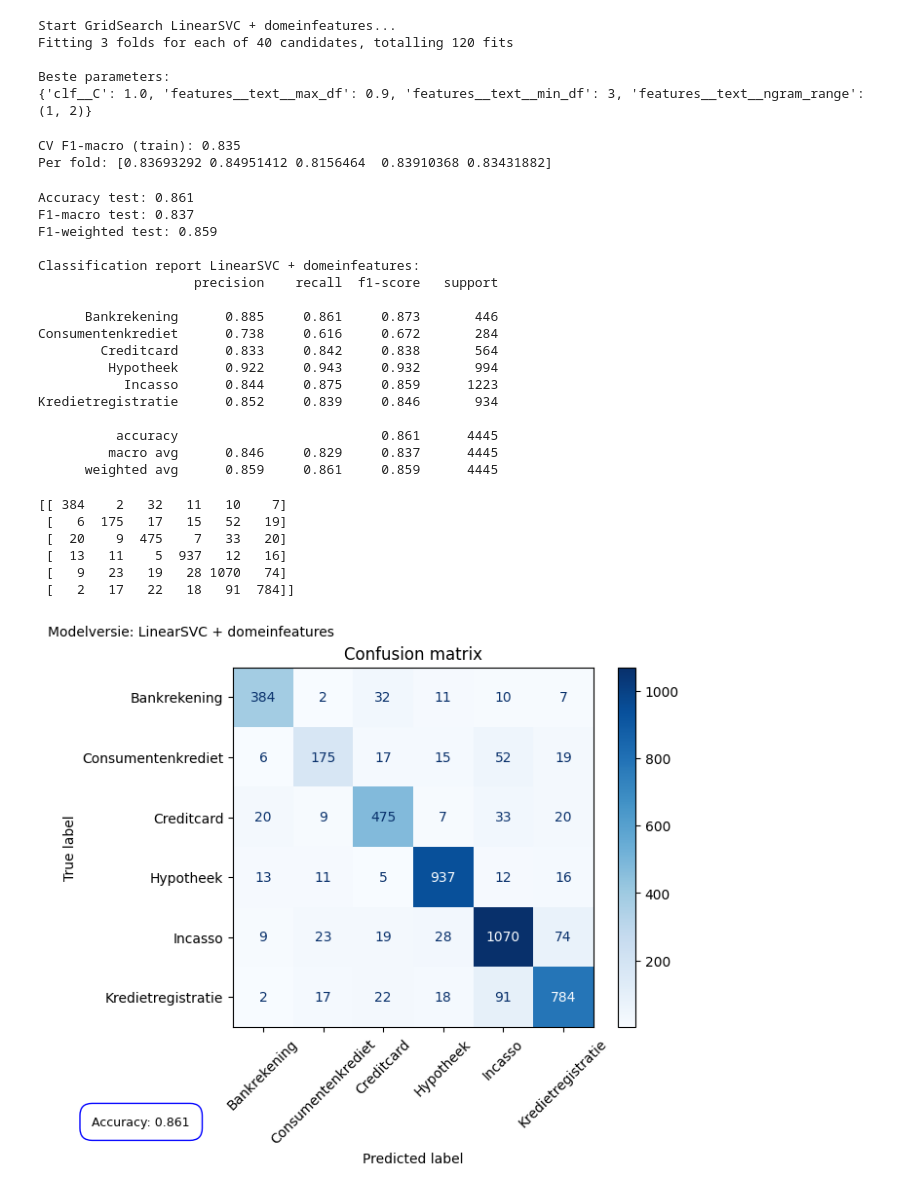
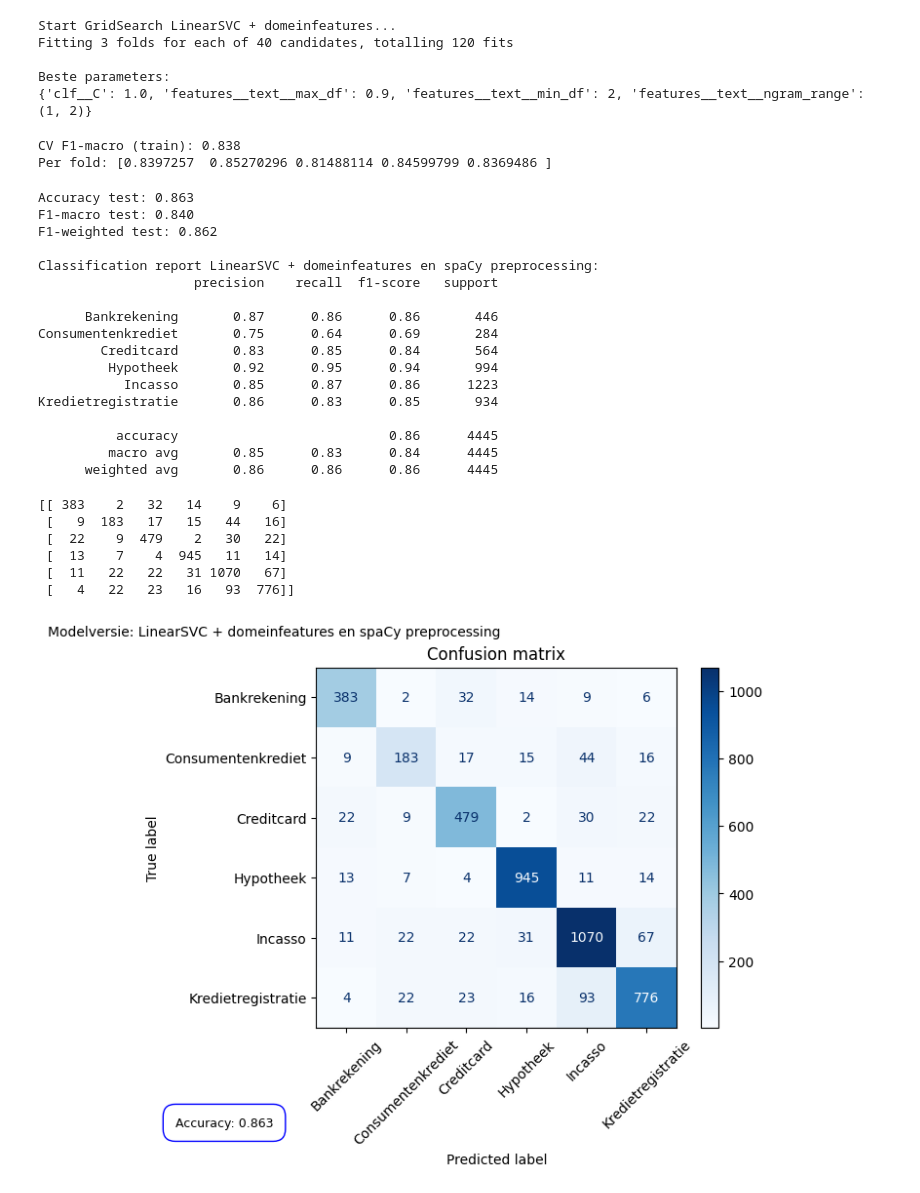
Before and after one commit to OdessaA/dataproject_1, a Jupyter notebook: 07_LinearSVC.ipynb, the cells around one changed output. Saved outputs shown, nothing was run; the diff lists cells and outputs as text; code cells hidden in the pictures.

Commit message:
spacy preprocessor

```diff
--- a/07_LinearSVC.ipynb
+++ b/07_LinearSVC.ipynb
@@ -61,8 +61,8 @@ X_train, X_test, y_train, y_test = train_test_split(
 )
 # %%
 text_tfidf = TfidfVectorizer(
-    preprocessor=my_preprocessor,
-    tokenizer=my_tokenizer,
+    preprocessor=spacy_preprocessor,
+    tokenizer=spacy_tokenizer,
     analyzer="word",
     token_pattern=None,
     ngram_range=(1, 2),
@@ -115,7 +115,7 @@ Start GridSearch LinearSVC + domeinfeatures...
 Fitting 3 folds for each of 40 candidates, totalling 120 fits
 
 Beste parameters:
-{'clf__C': 1.0, 'features__text__max_df': 0.9, 'features__text__min_df': 3, 'features__text__ngram_range': (1, 2)}
+{'clf__C': 1.0, 'features__text__max_df': 0.9, 'features__text__min_df': 2, 'features__text__ngram_range': (1, 2)}
 # %%
 cv_scores = cross_val_score(
     best_model,
@@ -127,8 +127,8 @@ cv_scores = cross_val_score(
 print(f"\nCV F1-macro (train): {cv_scores.mean():.3f}")
 print("Per fold:", cv_scores)
 # %% [output]
-CV F1-macro (train): 0.835
-Per fold: [0.83693292 0.84951412 0.8156464  0.83910368 0.83431882]
+CV F1-macro (train): 0.838
+Per fold: [0.8397257  0.85270296 0.81488114 0.84599799 0.8369486 ]
 # %%
 y_pred = best_model.predict(X_test)
 
@@ -140,46 +140,46 @@ print(f"\nAccuracy test: {acc:.3f}")
 print(f"F1-macro test: {f1_macro:.3f}")
 print(f"F1-weighted test: {f1_weighted:.3f}")
 
-print("\nClassification report LinearSVC + domeinfeatures:")
-print(classification_report(y_test, y_pred, digits=3))
+print("\nClassification report LinearSVC + domeinfeatures en spaCy preprocessing:")
+print(classification_report(y_test, y_pred, digits=2))
 # %% [output]
-Accuracy test: 0.861
-F1-macro test: 0.837
-F1-weighted test: 0.859
+Accuracy test: 0.863
+F1-macro test: 0.840
+F1-weighted test: 0.862
 
-Classification report LinearSVC + domeinfeatures:
+Classification report LinearSVC + domeinfeatures en spaCy preprocessing:
                     precision    recall  f1-score   support
 
-      Bankrekening      0.885     0.861     0.873       446
-Consumentenkrediet      0.738     0.616     0.672       284
-        Creditcard      0.833     0.842     0.838       564
-         Hypotheek      0.922     0.943     0.932       994
-           Incasso      0.844     0.875     0.859      1223
-Kredietregistratie      0.852     0.839     0.846       934
+      Bankrekening       0.87      0.86      0.86       446
+Consumentenkrediet       0.75      0.64      0.69       284
+        Creditcard       0.83      0.85      0.84       564
+         Hypotheek       0.92      0.95      0.94       994
+           Incasso       0.85      0.87      0.86      1223
+Kredietregistratie       0.86      0.83      0.85       934
 
-          accuracy                          0.861      4445
-         macro avg      0.846     0.829     0.837      4445
-      weighted avg      0.859     0.861     0.859      4445
+          accuracy                           0.86      4445
+         macro avg       0.85      0.83      0.84      4445
+      weighted avg       0.86      0.86      0.86      4445
 # %%
 cm = confusion_matrix(y_test, y_pred)
 print(cm)
 
 disp = ConfusionMatrixDisplay.from_predictions(
     y_test,
     y_pred,
     cmap='Blues'
 )
 plt.xticks(rotation=45)
 plt.title('Confusion matrix')
-plt.suptitle("Modelversie: LinearSVC + domeinfeatures", fontsize=10, x=0.1, y=0.97) # ! naam aanpassen per modelversie
+plt.suptitle("Modelversie: LinearSVC + domeinfeatures en spaCy preprocessing", fontsize=10, x=0.1, y=0.97) # ! naam aanpassen per modelversie
 plt.figtext(0.02, -0.1, f"Accuracy: {acc:.3f}", ha='center', fontsize=9, color='black', bbox=dict(facecolor='none', edgecolor='blue', boxstyle='round,pad=1'))
-plt.savefig("afbeeldingen/confusion_matrix_linsvc_met_domeinfeatures.png", dpi=300, bbox_inches='tight') # ! naam aanpassen per modelversie
+plt.savefig("afbeeldingen/confusion_matrix_spaCy_linsvc_met_domeinfeatures.png", dpi=300, bbox_inches='tight') # ! naam aanpassen per modelversie
 plt.show()
 # %% [output]
-[[ 384    2   32   11   10    7]
- [   6  175   17   15   52   19]
- [  20    9  475    7   33   20]
- [  13   11    5  937   12   16]
- [   9   23   19   28 1070   74]
- [   2   17   22   18   91  784]]
+[[ 383    2   32   14    9    6]
+ [   9  183   17   15   44   16]
+ [  22    9  479    2   30   22]
+ [  13    7    4  945   11   14]
+ [  11   22   22   31 1070   67]
+ [   4   22   23   16   93  776]]
-[figure, old version]
+[figure, new version]
```
Also changed, not shown: parts of 1 cell of this notebook, 2 other files.
